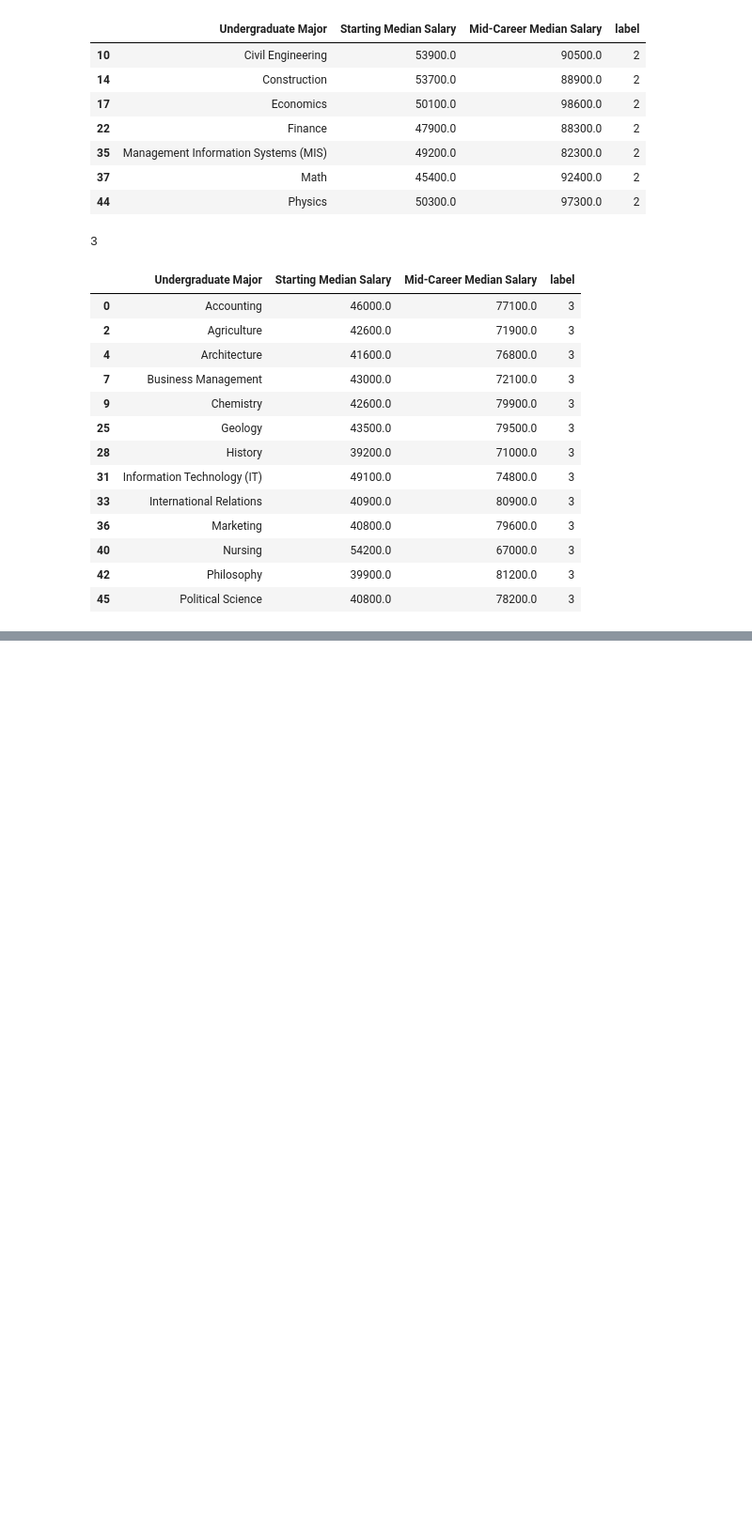
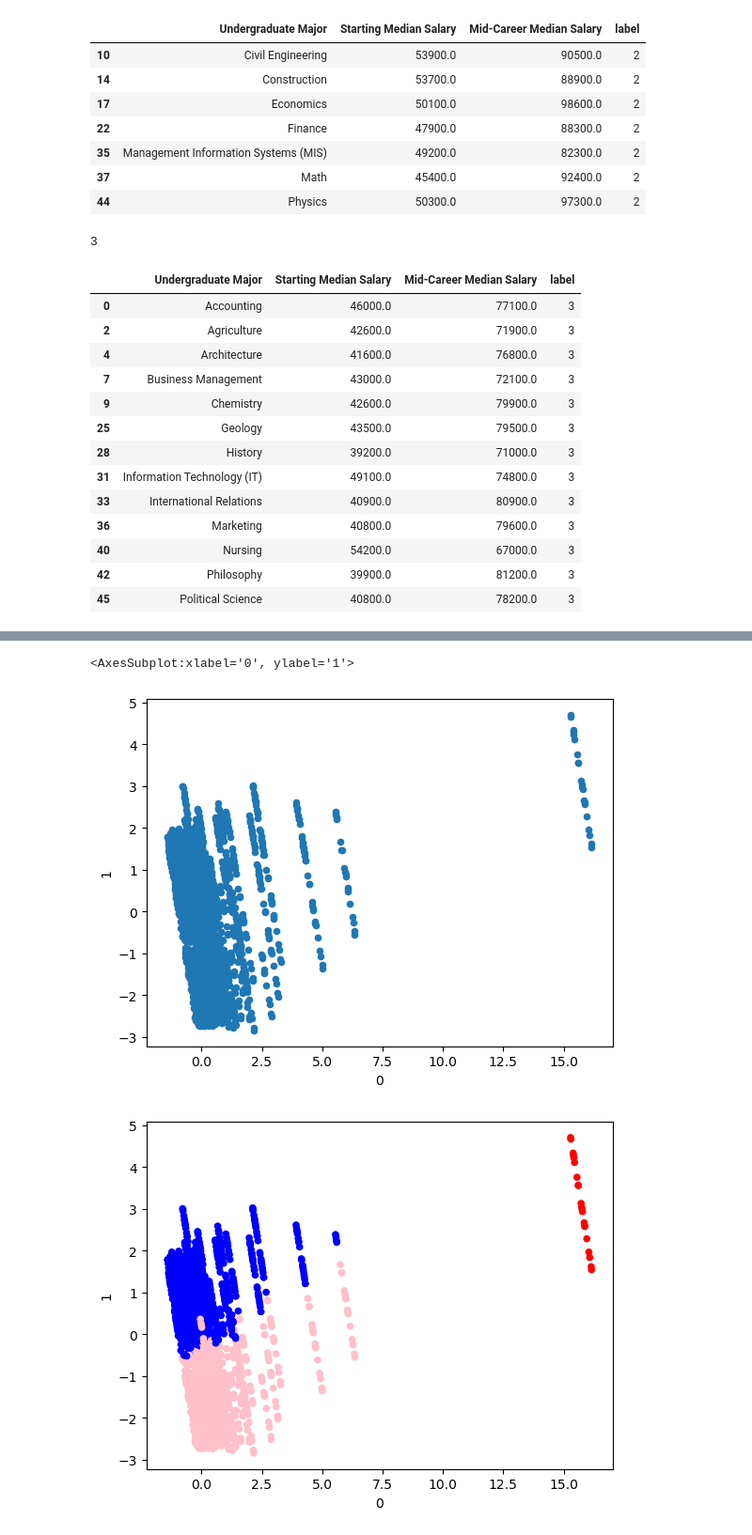
Before and after one commit to claravox/CSC466-project, a Jupyter notebook: clustering-living-plus-major.ipynb, the cells around one changed output, grey strips where cells are left out. Shown at 94% size. Drawn from its saved outputs; the diff is of its cells as text; code cells hidden in the pictures; blank space fills up the shorter version.

Commit message:
clustering updated

```diff
--- a/clustering-living-plus-major.ipynb
+++ b/clustering-living-plus-major.ipynb
@@ -368,0 +430,13 @@ for cluster in sorted(df['label'].unique()):
+# %%
+df_degrees_over_career = pd.read_csv('degrees-that-pay-back.csv')
+df_degrees_over_career = df_degrees_over_career.set_index('Undergraduate Major')
+for col in list(df_degrees_over_career):
+    if col != 'Percent change from Starting to Mid-Career Salary':
+        df_degrees_over_career[col] = df_degrees_over_career[col].str.strip('$')
+        df_degrees_over_career[col] = df_degrees_over_career[col].str.replace(',', '')
+    df_degrees_over_career[col] = df_degrees_over_career[col].astype(float)
+
+df_degrees_over_career = df_degrees_over_career[['Starting Median Salary', 'Mid-Career Median Salary']]
+df_degrees_over_career['starting-med-hourly'] = df_degrees_over_career['Starting Median Salary'] / (40 * 52)
+df_degrees_over_career['mid-med-hourly'] = df_degrees_over_career['Mid-Career Median Salary'] / (40 * 52)
+df_degrees_over_career.head()
@@ -368,0 +451,5 @@ for cluster in sorted(df['label'].unique()):
+# %%
+combo = cities.merge(df_degrees_over_career.reset_index(), how='cross')
+combo = combo[combo['one_adult_no_kids_living_wage'] < combo['starting-med-hourly']]
+combo = combo[combo['two_adults_one_working_one_kid_living_wage'] < combo['mid-med-hourly']]
+combo.head()
@@ -368,0 +464,4 @@ for cluster in sorted(df['label'].unique()):
+# %%
+combo = combo[['city', 'state', 'population_2020', 'population_2010', 'land_area_sqmi', 'density', 'Undergraduate Major', 'Starting Median Salary', 'Mid-Career Median Salary']]
+combo = combo.set_index(['city', 'state', 'Undergraduate Major'])
+combo.head()
@@ -368,0 +476,25 @@ for cluster in sorted(df['label'].unique()):
+# %%
+
+scaler = StandardScaler()
+X = pd.DataFrame(scaler.fit_transform(combo),columns=combo.columns)
+X
+pca = PCA(n_components=2)
+X_pca = pca.fit_transform(X)
+X_pca = pd.DataFrame(X_pca)
+# display(X_pca)
+X_pca.plot.scatter(x=X_pca.columns[0],y=X_pca.columns[1]);
+kmeans = KMeans(n_clusters=3).fit(X)
+
+cluster_labels = {}
+# Are we doing 1 indexing now?
+cluster_labels[3] = kmeans.predict(X)
+cluster_labels = pd.DataFrame(cluster_labels)
+
+colorings = {}
+# colorings[2] = cluster_labels[2].map({0: "Blue", 1: "Red"}) # This is a new pandas command for us that maps all 0 values to Blue, etc
+colorings[3] = cluster_labels[3].map({0: "Blue", 1: "Red",2: "Pink", 3: 'Green'}) # This is a new pandas command for us that maps all 0 values to Blue, etc
+X_pca.plot.scatter(x=X_pca.columns[0],y=X_pca.columns[1],c=colorings[3])
+# %% [output]
+<AxesSubplot:xlabel='0', ylabel='1'>
+[figure, added]
+[figure, added]
```
Also changed, not shown: parts of 8 cells of this notebook.
